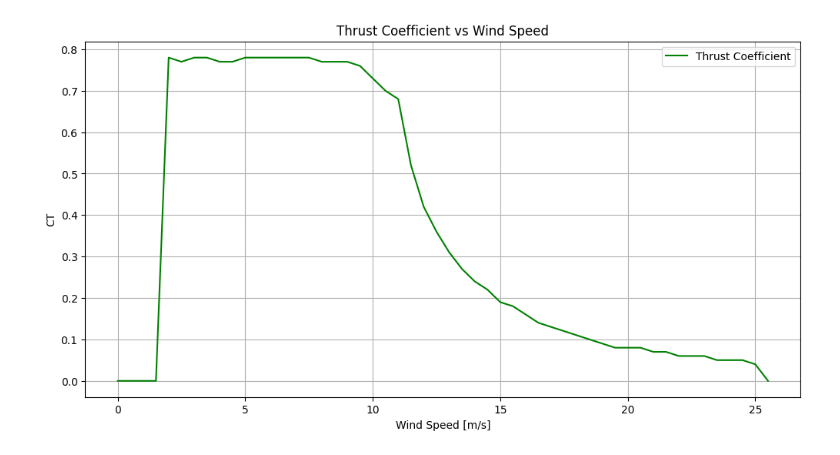
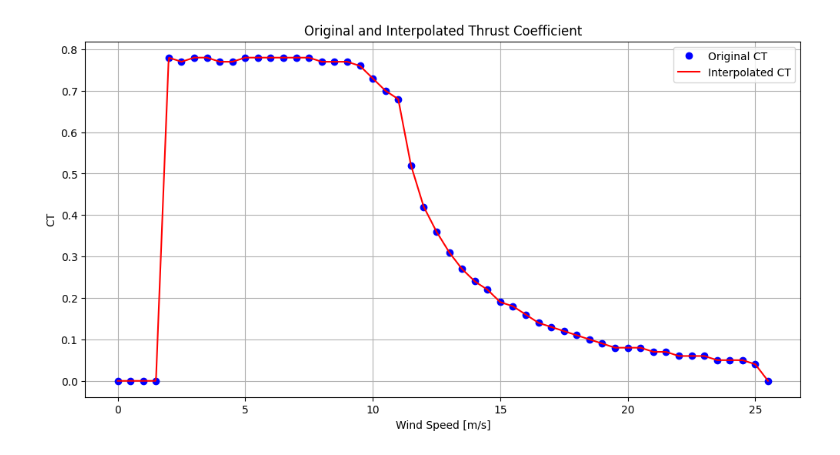
Before and after one commit to marcinsadowy/WTABL, a Jupyter notebook: SimpleLayout/ctafx.ipynb, the cells around one changed output. Saved outputs shown, nothing was run; the diff lists cells and outputs as text; code cells hidden in the pictures.

```diff
--- a/SimpleLayout/ctafx.ipynb
+++ b/SimpleLayout/ctafx.ipynb
@@ -77,22 +56,22 @@ CT = np.array([0, 0, 0, 0, 0.78, 0.77, 0.78, 0.78, 0.77, 0.77, 0.78, 0.78, 0.78,
       0.36, 0.31, 0.27, 0.24, 0.22, 0.19, 0.18, 0.16, 0.14, 0.13, 0.12, 0.11, 0.1, 0.09, 0.08, 0.08, 0.08, 0.07, 0.07, 0.06, 0.06, 0.06,
       0.05, 0.05, 0.05, 0.04, 0])
 tc = np.rec.fromarrays([u, CT], names='u, CT')
-# %%
-plt.figure(figsize=(12, 6))
-plt.plot(tc['u'], tc['CT'], label='Thrust Coefficient', color='green')
-plt.xlabel('Wind Speed [m/s]')
-plt.ylabel('CT')
-plt.title('Thrust Coefficient vs Wind Speed')
-plt.legend(loc='best')
-plt.grid(True)
-plt.show()
-# %% [output]
-[figure, removed]
 # %%
-# Interpolate to 100 points
+# Interpolate thrust curve
 u_interp = np.linspace(u.min(), u.max(), 1000)
 CT_interp = interp1d(u, CT, kind='linear')(u_interp)
 
-# Create structured array
 tc_interp = np.rec.fromarrays([u_interp, CT_interp], names='u, CT')
+
+plt.figure(figsize=(12, 6))
+plt.plot(u, CT, 'o', label='Original CT', color='blue')
+plt.plot(u_interp, CT_interp, '-', label='Interpolated CT', color='red')
+plt.xlabel('Wind Speed [m/s]')
+plt.ylabel('CT')
+plt.title('Original and Interpolated Thrust Coefficient')
+plt.legend(loc='best')
+plt.grid(True)
+plt.show()
+# %% [output]
+[figure, added]
 # %%
```
Also changed, not shown: parts of 8 cells of this notebook.
